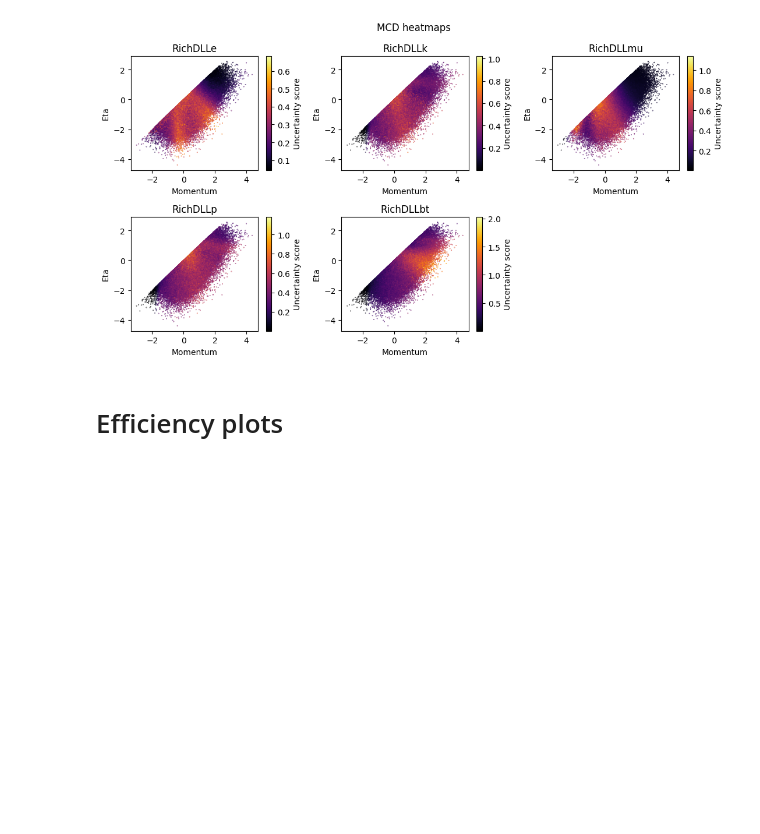
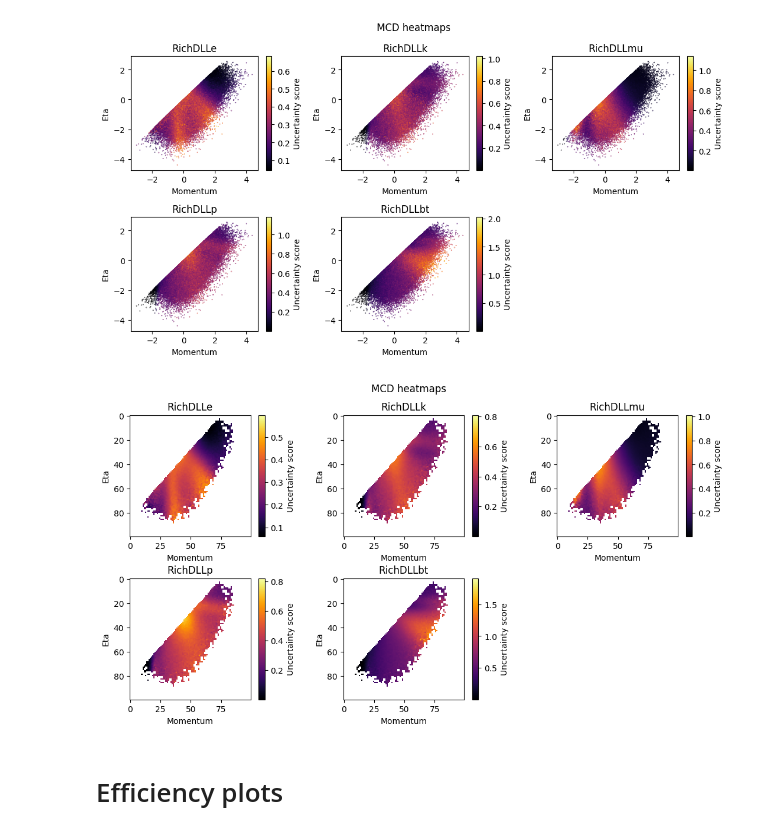
Before and after one commit to evillag/uncertainty_gan, a Jupyter notebook: TestBench.ipynb, the cells around one changed output. Saved outputs shown, nothing was run; the diff lists cells and outputs as text; code cells hidden in the pictures; blank space fills up the shorter version.

```diff
--- a/TestBench.ipynb
+++ b/TestBench.ipynb
@@ -766,6 +800,40 @@ def uncertainty_scatter_plot_mcd(x_real, uncertainties):
 uncertainty_scatter_plot_mcd(x_sample, mcd_uncertainty)
 # %% [output]
 [figure]
+# %%
+def uncertainty_hist2d_mcd(x_real, uncertainties, n_bins=100):
+  momentum = x_real[:, 0]
+  eta = x_real[:, 1]
+
+  fig, axes = plt.subplots(2, 3, figsize=(11, 6))
+
+  for ax_index, ax in enumerate(axes.flatten()[:-1]):
+    momentum_edges, eta_edges = np.histogram2d(momentum, eta, n_bins)[1:]
+    momentum_indices = np.digitize(momentum, momentum_edges)
+    eta_indices = np.digitize(eta, eta_edges)
+
+    heatmap = []
+
+    for i in range(1, n_bins + 1):
+      row = []
+      for j in range(1, n_bins + 1):
+        row += [uncertainties[(momentum_indices == j) & (eta_indices == i), ax_index].mean()]
+      heatmap += [row]
+
+    ax.set_title(DLL_COLUMNS[ax_index])
+    image = ax.imshow(heatmap[::-1], 'inferno')
+    plt.colorbar(image, label='Uncertainty score')
+    ax.set_xlabel('Momentum')
+    ax.set_ylabel('Eta')
+
+  plt.suptitle('MCD heatmaps')
+  axes[-1, -1].axis(False)
+  plt.tight_layout()
+  plt.show()
+# %%
+uncertainty_hist2d_mcd(x_sample, mcd_uncertainty)
+# %% [output]
+[figure, added]
 # %% [markdown]
 # Efficiency plots
 # %%
```
Also changed, not shown: parts of 10 cells of this notebook.
